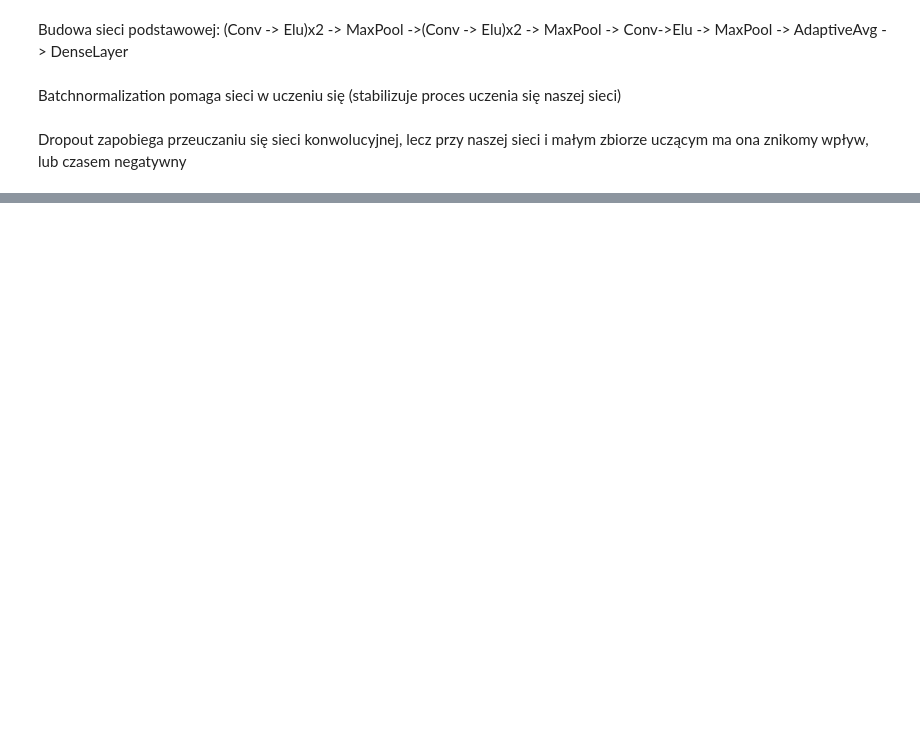
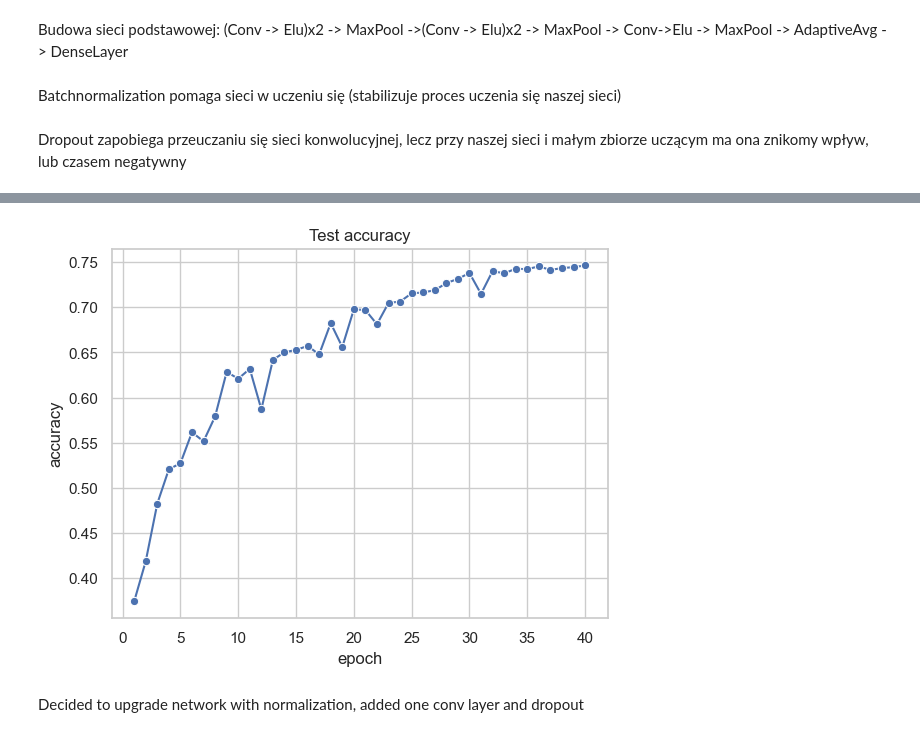
Before and after one commit to NoMoreCookies/Cloud-Image-Classification-PyTorch-, a Jupyter notebook: sieci_splotowe_pytorch.ipynb, the cells around one changed output, grey strips where cells are left out. Cells and saved outputs as stored; diff of their text form; code cells hidden in the pictures; blank space fills up the shorter version.

```diff
--- a/sieci_splotowe_pytorch.ipynb
+++ b/sieci_splotowe_pytorch.ipynb
@@ -49,28 +79,36 @@ test_tranforms = transforms.Compose([
 # %% [markdown]
 Preparing dataloader
 # %%
-dataset_train = ImageFolder(
-    path + "/clouds_train",
-    transform=train_transforms,
+root = "./data"
+
+dataset_train = CIFAR10(
+    root=root,
+    train=True,
+    download=True,
+    transform=train_transforms
 )
+
+dataset_test = CIFAR10(
+    root=root,
+    train=False,
+    download=True,
+    transform=test_transforms
+)
+
+num_classes = 10
 
 dataloader_train = DataLoader(
     dataset_train,
-    batch_size=32,
+    batch_size=128,
     shuffle=True,
     num_workers=4,
     persistent_workers=True,
     prefetch_factor=2
 )
 
-dataset_test = ImageFolder(
-    path +"/clouds_test",
-    transform=test_tranforms
-)
-
 dataloader_test = DataLoader(
     dataset_test,
-    batch_size=32,
+    batch_size=128,
     shuffle=False,
     num_workers=4,
     persistent_workers=True,
@@ -137,7 +178,7 @@ class Net1(nn.Module):
         x = self.classifier(x)
         return x
 # %%
-class Net2_BN(nn.Module):
+class Net2(nn.Module):
     def __init__(self, num_classes):
         super().__init__()
         self.features_extractor = nn.Sequential(
@@ -386,0 +301,15 @@ tensor([3])
+# %%
+
+num_classes = 10
+model = Net2(num_classes=num_classes)
+model, hist = fit(model, dataloader_train, dataloader_test, device, epochs=40, lr=0.001)
+
+
+df = pd.DataFrame(hist)
+sns.set_theme(style="whitegrid")
+plt.figure()
+sns.lineplot(data=df, x="epoch", y="acc", marker="o")
+plt.title("Test accuracy")
+plt.ylabel("accuracy")
+plt.show()
+# %% [output]
@@ -386,0 +333,3 @@ tensor([3])
+[figure, added]
+# %% [markdown]
+Decided to upgrade network with normalization, added one conv layer and dropout
```
Also changed, not shown: parts of 20 cells of this notebook, 5 other files.
